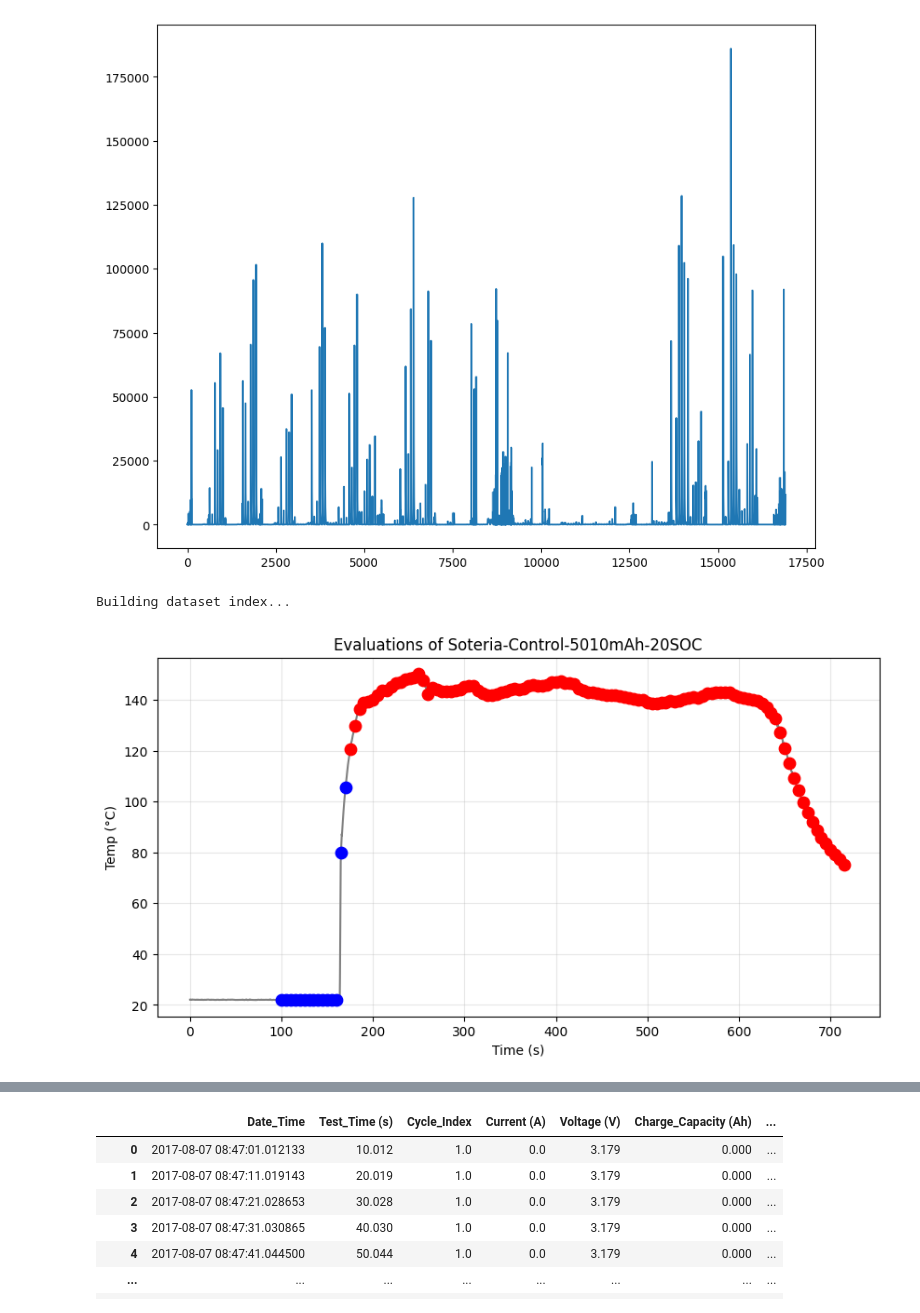
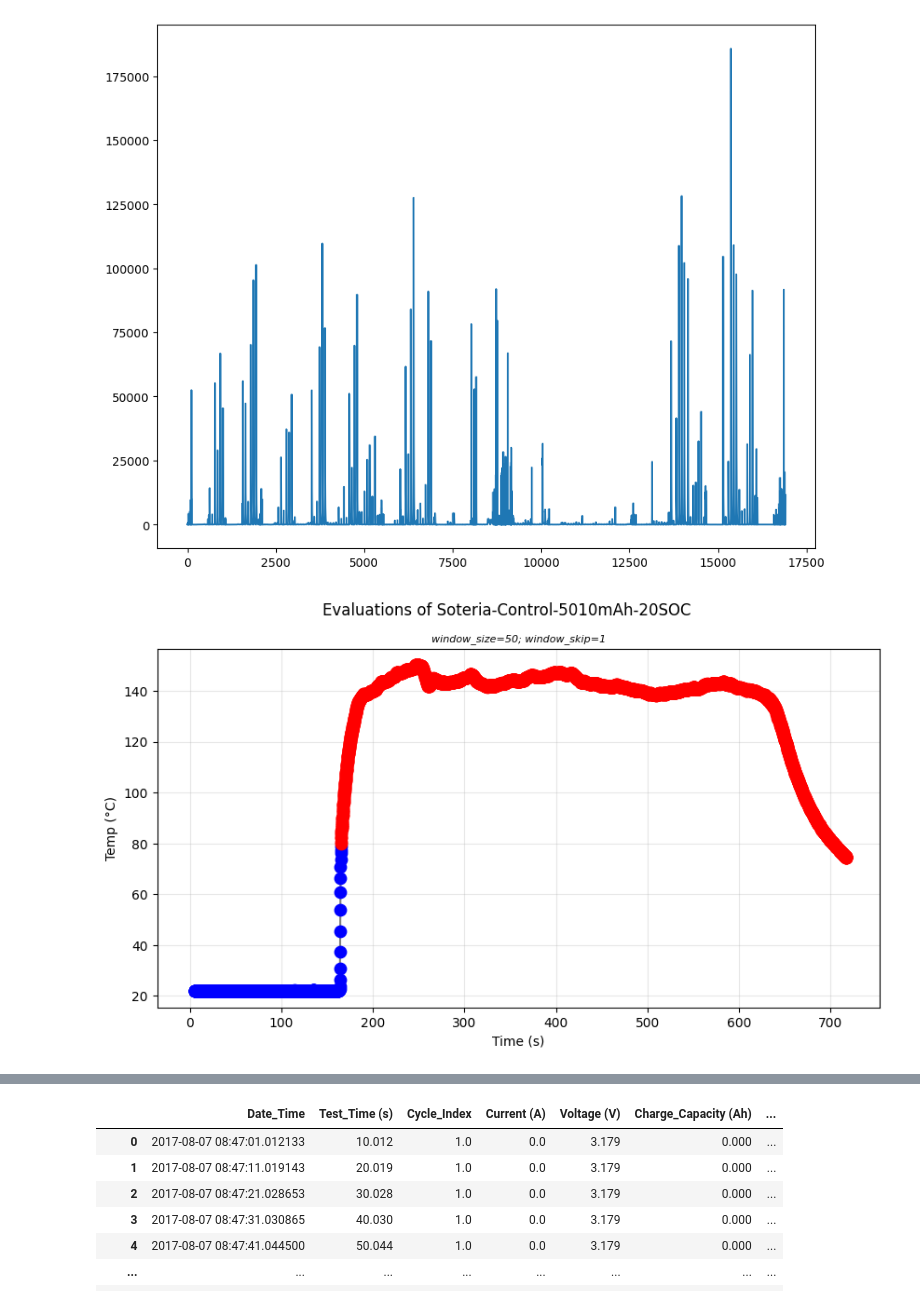
Before and after one commit to hhaller0826/thermal-runaway, a Jupyter notebook: exp.ipynb, the cells around one changed output, grey strips where cells are left out. Saved outputs shown, nothing was run; the diff lists cells and outputs as text; code cells hidden in the pictures.

Commit message:
trained models and split data

```diff
--- a/exp.ipynb
+++ b/exp.ipynb
@@ -8,8 +8,14 @@ preprocess()
 230 processed, 23 skipped
 74 processed, 12 skipped
 21 processed, 1 skipped
+# %%
+# ===== SET HYPERPARAMETERS =======
+num_epochs = 2
+window_size = 100
+window_skip = 50
 # %%
-from src.data import get_divided_loaders
+# ===== INITIALIZE DATALOADERS =======
+from src.data import get_divided_loaders, get_divided_loaders_from
 
-healthy_train_loader, healthy_test_loader = get_divided_loaders(window_skip=500, preload=True)
-_, unhealthy_test_loader = get_divided_loaders(test_size=1.0, window_skip=500, preload=True, healthy=False)
+healthy_train_loader, healthy_test_loader = get_divided_loaders_from(window_size=window_size, window_skip=window_skip, preload=True)
+_, unhealthy_test_loader = get_divided_loaders(test_size=1.0, window_size=window_size, window_skip=window_skip, preload=True, healthy=False)
@@ -20,11 +22,16 @@ Building dataset index...
 # %%
+# ===== INITIALIZE TRANSFORMER AUTOENCODER =======
 from src.training import *
 from src.models import TransformerAutoencoder
+import pickle
 
 DEVICE = torch.device("mps" if torch.mps.is_available() else "cpu")
 print("Using device:", DEVICE)
 
-retrain = False
+model_filename = f'trained_models/{num_epochs}epoch_0.8healthy_{window_size}window_{window_skip}step.pkl'
+print("Model:", model_filename)
+
+retrain = True # NOTE: THIS DETERMINES WHETHER YOU LOAD AN EXISTING MODEL OR TRAIN & SAVE A NEW ONE
 if retrain:
     transformer_model = TransformerAutoencoder(
         input_dim=1,      # number of features per timestep
@@ -33,9 +40,6 @@ if retrain:
         num_layers=2      # stacked encoder/decoder layers
     )
 
-    # hyperparams
-    num_epochs = 1
-
     # took 9m 13s to train 1 epoch with 80% of healthy data files
     transformer_model.to(DEVICE)
     for epoch in range(1,num_epochs+1):
@@ -43,9 +47,10 @@ if retrain:
         train_loss = train_epoch(transformer_model, healthy_train_loader, DEVICE)
         print(f" Train loss: {train_loss:.6f}")
 
+    with open(model_filename, 'wb') as file:
+        pickle.dump(transformer_model, file)
+
 else:
-
-    model_filename = 'trained_models/transformer_autoenc_1epoch_0.8healthy.pkl'
     transformer_model = TransformerAutoencoder.load(model_filename)
 # %% [output]
 Using device: mps
@@ -79,15 +91,15 @@ ax.plot(unhealthy_errs, label=f'Unhealthy Errors')
 # %%
 from src.exp import evaluate_and_plot
 from src.models import TransformerAutoencoder
 
-model_filename = 'trained_models/transformer_autoenc_1epoch_0.8healthy.pkl'
+model_filename = f'trained_models/3epoch_0.8healthy_500window_300step.pkl'
 transformer_model = TransformerAutoencoder.load(model_filename)
 
 unhealthy_filename = 'data/preprocessed/Soteria-Control-5010mAh-20SOC.pkl'
 healthy_filename = 'data/preprocessed/SNL_18650_NMC_25C_0-100_0.5-0.5C_a_timeseries.pkl'
 
-
-evaluate_and_plot(unhealthy_filename, transformer_model, window_skip=50, sampling_rate=10, threshold=300)
+# NOTE: This is assuming that sampling rate is 10 samples per second.
+#       This should NOT affect the performance of the code, only the accuracy of the x-axis labels.
+evaluate_and_plot(unhealthy_filename, transformer_model, window_size=50, window_skip=1, sampling_rate=10, threshold=300)
 # %% [output]
-Building dataset index...
-[figure, old version]
+[figure, new version]
```
Also changed, not shown: parts of 28 cells of this notebook, 9 other files.
